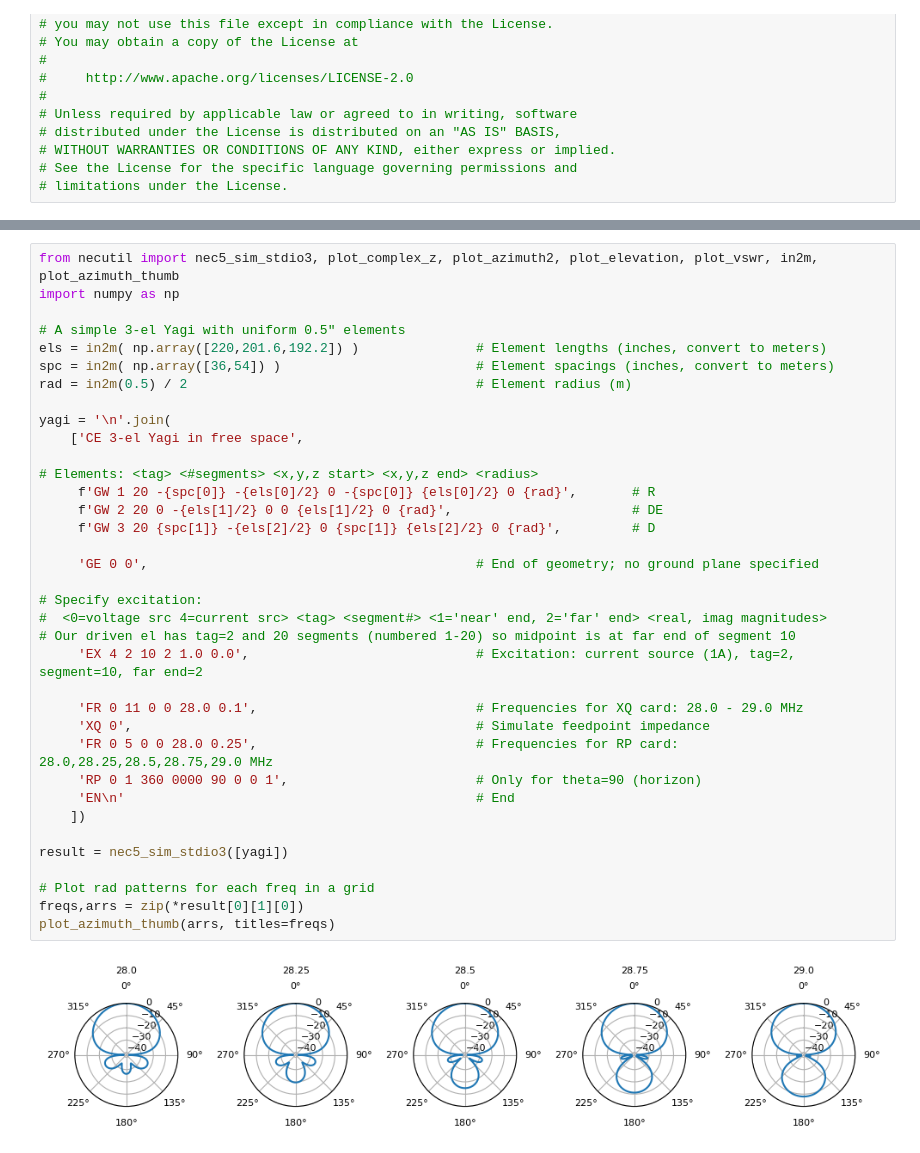
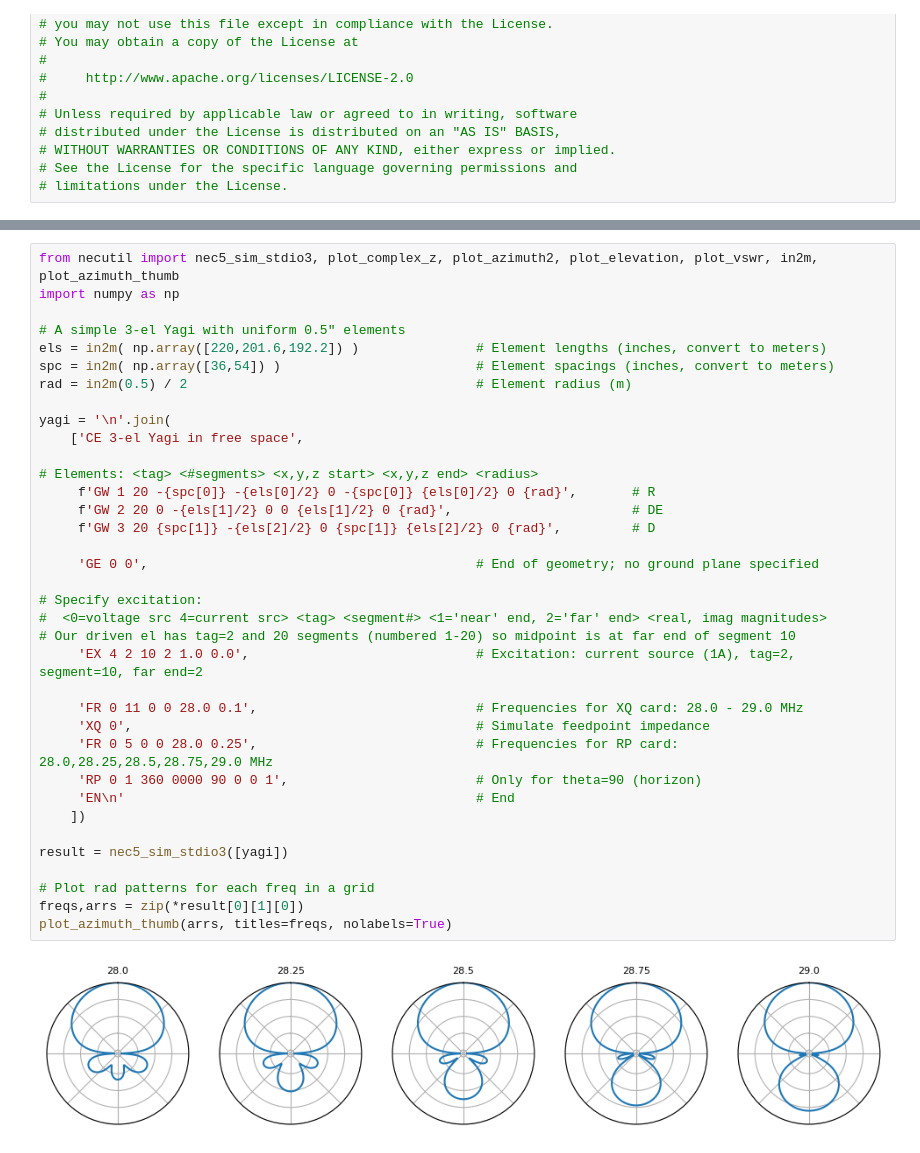
Before and after one commit to flatos/nec5toolkit, a Jupyter notebook: Basics/030_Basic_Yagi_Design.ipynb, the cells around one changed output, grey strips where cells are left out. Drawn from its saved outputs; the diff is of its cells as text.

```diff
--- a/Basics/030_Basic_Yagi_Design.ipynb
+++ b/Basics/030_Basic_Yagi_Design.ipynb
@@ -24,32 +25,32 @@ els = in2m( np.array([220,201.6,192.2]) )               # Element lengths (inche
 spc = in2m( np.array([36,54]) )                         # Element spacings (inches, convert to meters)
 rad = in2m(0.5) / 2                                     # Element radius (m)
 
 yagi = '\n'.join(
     ['CE 3-el Yagi in free space',
 
 # Elements: <tag> <#segments> <x,y,z start> <x,y,z end> <radius>
      f'GW 1 20 -{spc[0]} -{els[0]/2} 0 -{spc[0]} {els[0]/2} 0 {rad}',       # R
      f'GW 2 20 0 -{els[1]/2} 0 0 {els[1]/2} 0 {rad}',                       # DE
      f'GW 3 20 {spc[1]} -{els[2]/2} 0 {spc[1]} {els[2]/2} 0 {rad}',         # D
 
      'GE 0 0',                                          # End of geometry; no ground plane specified
 
 # Specify excitation:
 #  <0=voltage src 4=current src> <tag> <segment#> <1='near' end, 2='far' end> <real, imag magnitudes>
 # Our driven el has tag=2 and 20 segments (numbered 1-20) so midpoint is at far end of segment 10
      'EX 4 2 10 2 1.0 0.0',                             # Excitation: current source (1A), tag=2, segment=10, far end=2
 
      'FR 0 11 0 0 28.0 0.1',                            # Frequencies for XQ card: 28.0 - 29.0 MHz
      'XQ 0',                                            # Simulate feedpoint impedance
      'FR 0 5 0 0 28.0 0.25',                            # Frequencies for RP card: 28.0,28.25,28.5,28.75,29.0 MHz
      'RP 0 1 360 0000 90 0 0 1',                        # Only for theta=90 (horizon)
      'EN\n'                                             # End
     ])
 
 result = nec5_sim_stdio3([yagi])
 
 # Plot rad patterns for each freq in a grid
 freqs,arrs = zip(*result[0][1][0])
-plot_azimuth_thumb(arrs, titles=freqs)
+plot_azimuth_thumb(arrs, titles=freqs, nolabels=True)
 # %% [output]
-[figure, old version]
+[figure, new version]
```
Also changed, not shown: parts of 1 cell of this notebook, 1 other file.
